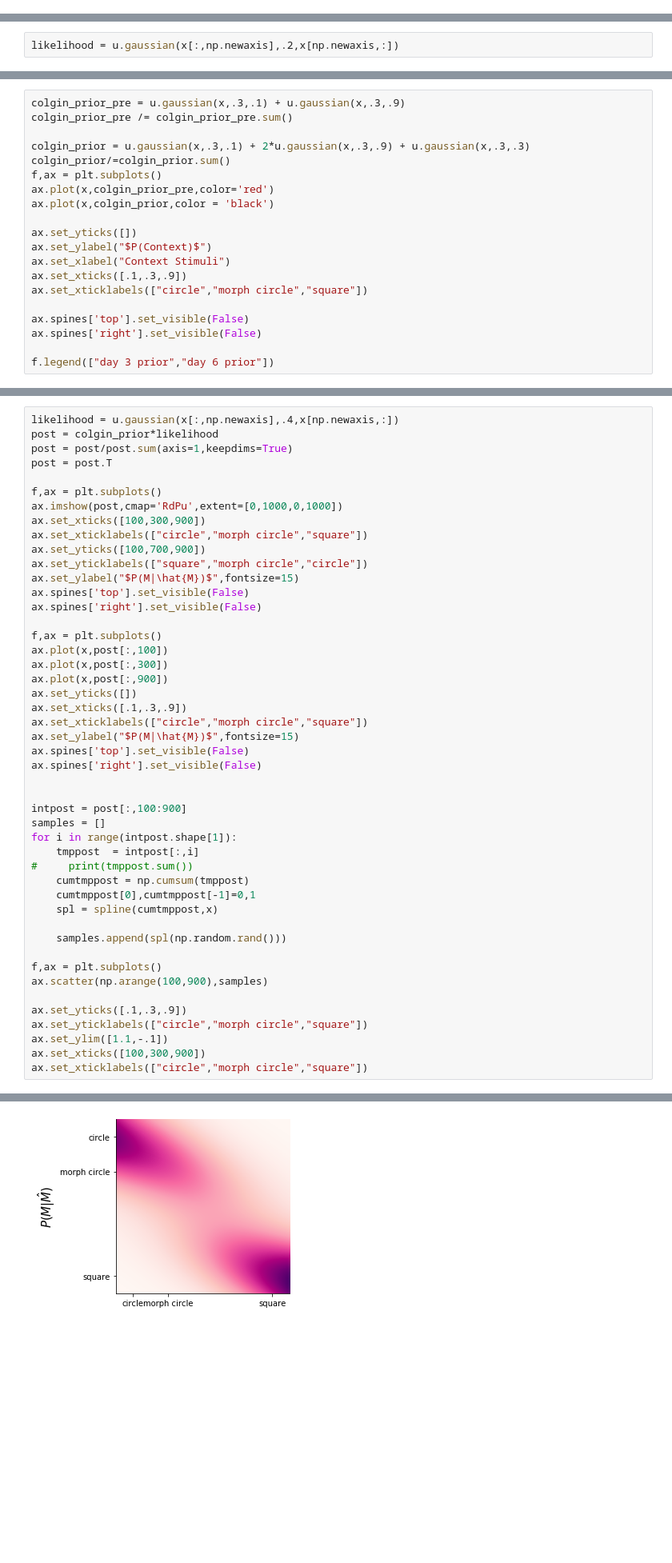
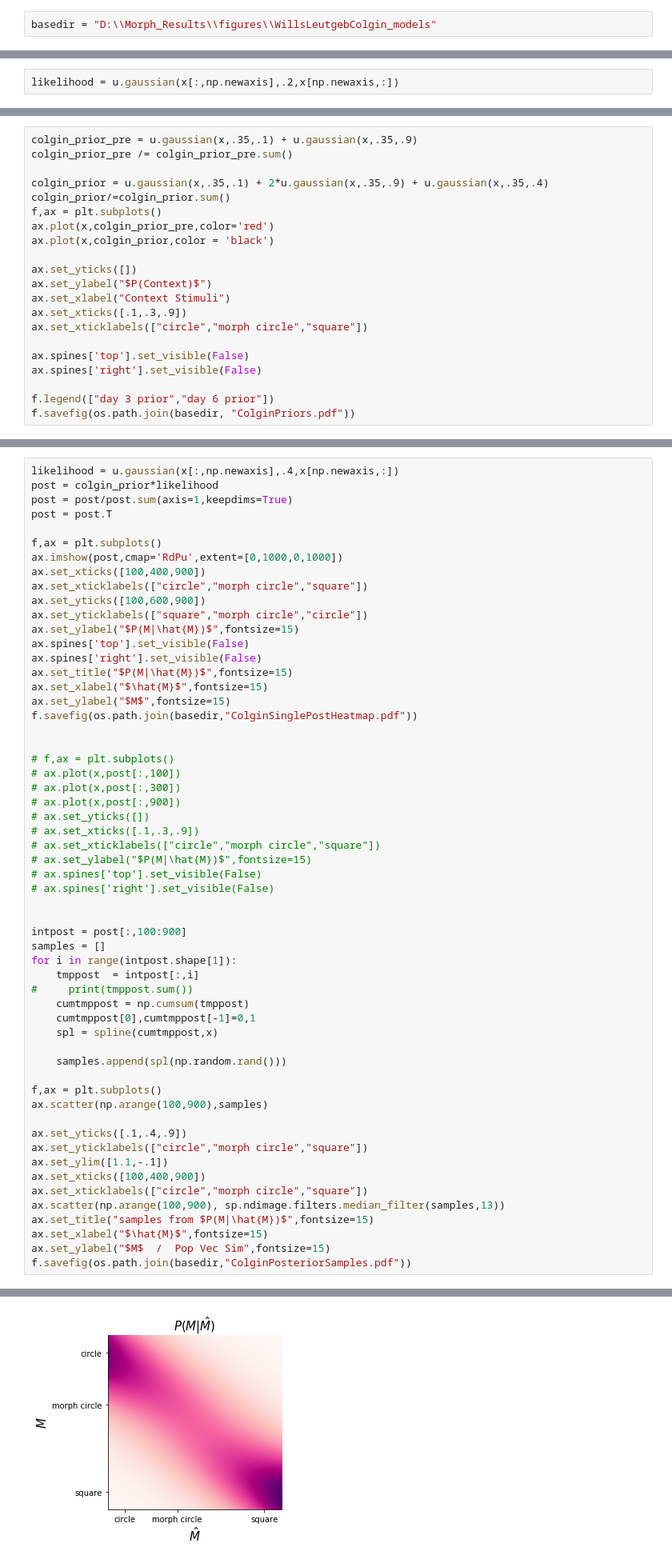
Before and after one commit to GiocomoLab/PlittGiocomo_2021, a Jupyter notebook: WillsLeutgebColgin_models.ipynb, the cells around one changed output, grey strips where cells are left out. Shown at 80% size. Saved outputs shown, nothing was run; the diff lists cells and outputs as text; blank space fills up the shorter version.

```diff
--- a/WillsLeutgebColgin_models.ipynb
+++ b/WillsLeutgebColgin_models.ipynb
@@ -7,5 +8,7 @@ from scipy.interpolate import interp1d as spline
 
 %matplotlib inline
+# %%
+basedir = "D:\\Morph_Results\\figures\\WillsLeutgebColgin_models"
 # %% [markdown]
 # Toy model for Wills et al result from probabilistic perspective
 # %%
@@ -127,8 +137,8 @@ Text(0, 0.5, '$M$')
 # %%
-colgin_prior_pre = u.gaussian(x,.3,.1) + u.gaussian(x,.3,.9)
+colgin_prior_pre = u.gaussian(x,.35,.1) + u.gaussian(x,.35,.9)
 colgin_prior_pre /= colgin_prior_pre.sum()
 
-colgin_prior = u.gaussian(x,.3,.1) + 2*u.gaussian(x,.3,.9) + u.gaussian(x,.3,.3)
+colgin_prior = u.gaussian(x,.35,.1) + 2*u.gaussian(x,.35,.9) + u.gaussian(x,.35,.4)
 colgin_prior/=colgin_prior.sum()
 f,ax = plt.subplots()
 ax.plot(x,colgin_prior_pre,color='red')
@@ -144,4 +154,5 @@ ax.spines['top'].set_visible(False)
 ax.spines['right'].set_visible(False)
 
 f.legend(["day 3 prior","day 6 prior"])
+f.savefig(os.path.join(basedir, "ColginPriors.pdf"))
 # %% [output]
@@ -155,24 +165,29 @@ post = post.T
 
 f,ax = plt.subplots()
 ax.imshow(post,cmap='RdPu',extent=[0,1000,0,1000])
-ax.set_xticks([100,300,900])
+ax.set_xticks([100,400,900])
 ax.set_xticklabels(["circle","morph circle","square"])
-ax.set_yticks([100,700,900])
+ax.set_yticks([100,600,900])
 ax.set_yticklabels(["square","morph circle","circle"])
 ax.set_ylabel("$P(M|\hat{M})$",fontsize=15)
 ax.spines['top'].set_visible(False)
 ax.spines['right'].set_visible(False)
+ax.set_title("$P(M|\hat{M})$",fontsize=15)
+ax.set_xlabel("$\hat{M}$",fontsize=15)
+ax.set_ylabel("$M$",fontsize=15)
+f.savefig(os.path.join(basedir,"ColginSinglePostHeatmap.pdf"))
 
-f,ax = plt.subplots()
-ax.plot(x,post[:,100])
-ax.plot(x,post[:,300])
-ax.plot(x,post[:,900])
-ax.set_yticks([])
-ax.set_xticks([.1,.3,.9])
-ax.set_xticklabels(["circle","morph circle","square"])
-ax.set_ylabel("$P(M|\hat{M})$",fontsize=15)
-ax.spines['top'].set_visible(False)
-ax.spines['right'].set_visible(False)
+
+# f,ax = plt.subplots()
+# ax.plot(x,post[:,100])
+# ax.plot(x,post[:,300])
+# ax.plot(x,post[:,900])
+# ax.set_yticks([])
+# ax.set_xticks([.1,.3,.9])
+# ax.set_xticklabels(["circle","morph circle","square"])
+# ax.set_ylabel("$P(M|\hat{M})$",fontsize=15)
+# ax.spines['top'].set_visible(False)
+# ax.spines['right'].set_visible(False)
 
 
 intpost = post[:,100:900]
@@ -189,9 +204,14 @@ for i in range(intpost.shape[1]):
 f,ax = plt.subplots()
 ax.scatter(np.arange(100,900),samples)
 
-ax.set_yticks([.1,.3,.9])
+ax.set_yticks([.1,.4,.9])
 ax.set_yticklabels(["circle","morph circle","square"])
 ax.set_ylim([1.1,-.1])
-ax.set_xticks([100,300,900])
+ax.set_xticks([100,400,900])
 ax.set_xticklabels(["circle","morph circle","square"])
+ax.scatter(np.arange(100,900), sp.ndimage.filters.median_filter(samples,13))
+ax.set_title("samples from $P(M|\hat{M})$",fontsize=15)
+ax.set_xlabel("$\hat{M}$",fontsize=15)
+ax.set_ylabel("$M$  /  Pop Vec Sim",fontsize=15)
+f.savefig(os.path.join(basedir,"ColginPosteriorSamples.pdf"))
 # %% [output]
@@ -199 +218 @@ ax.set_xticklabels(["circle","morph circle","square"])
-[figure, old version]
+[figure, new version]
```
Also changed, not shown: parts of 11 cells of this notebook, 6 other files.
